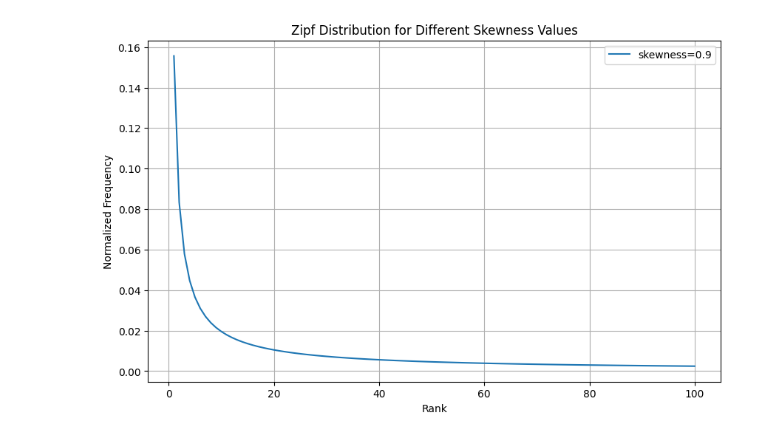
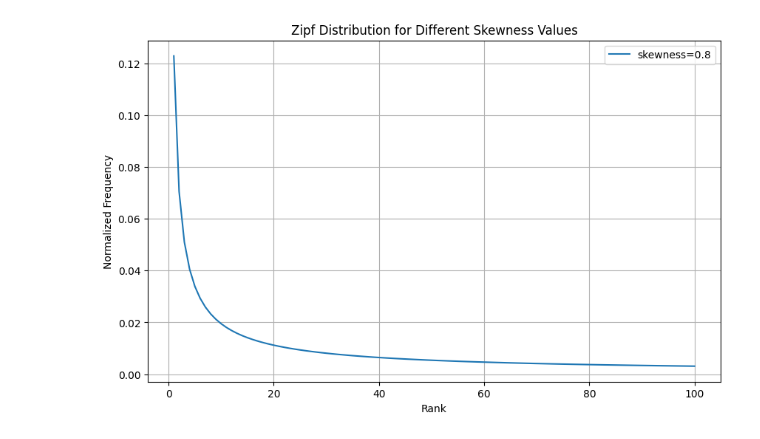
Before and after one commit to icyj1003/mrat, a Jupyter notebook: test.ipynb, the cells around one changed output. Cells and saved outputs as stored; diff of their text form; code cells hidden in the pictures.

```diff
--- a/test.ipynb
+++ b/test.ipynb
@@ -1,23 +1,23 @@
 # %%
 import numpy as np
 import matplotlib.pyplot as plt
 
 num_items = 100
-skewness_values = [0.9]
+skewness_values = [0.8]
 
 plt.figure(figsize=(10, 6))
 
 for skew in skewness_values:
     ranks = np.arange(1, num_items + 1)
     frequencies = 1 / np.power(ranks, skew)
     frequencies /= frequencies.sum()  # Normalize
     plt.plot(ranks, frequencies, label=f'skewness={skew}')
 
 plt.xlabel('Rank')
 plt.ylabel('Normalized Frequency')
 plt.title('Zipf Distribution for Different Skewness Values')
 plt.legend()
 plt.grid(True)
 plt.show()
 # %% [output]
-[figure, old version]
+[figure, new version]
```
Also changed, not shown: 8 other files.
